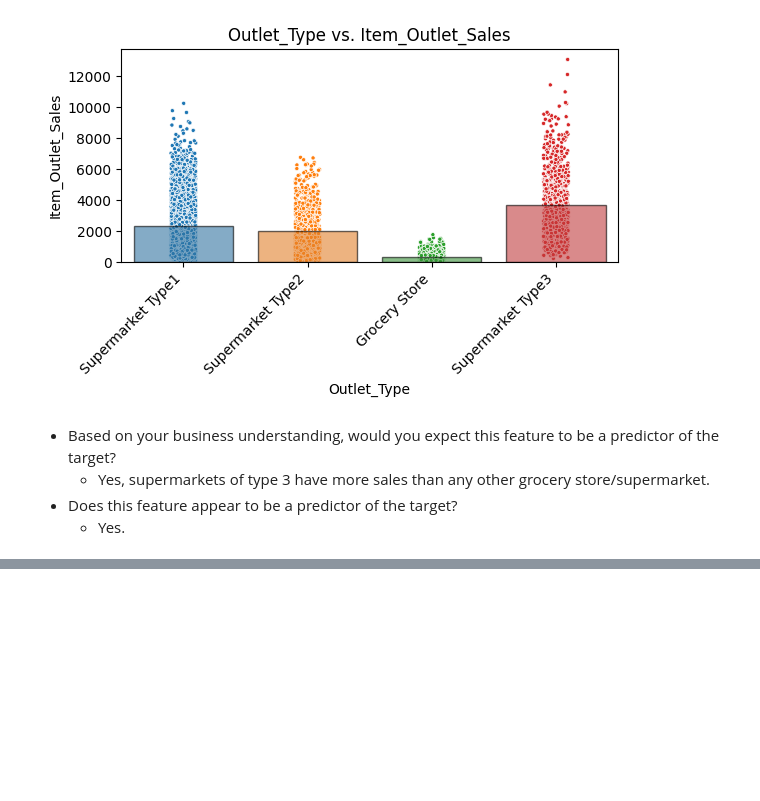
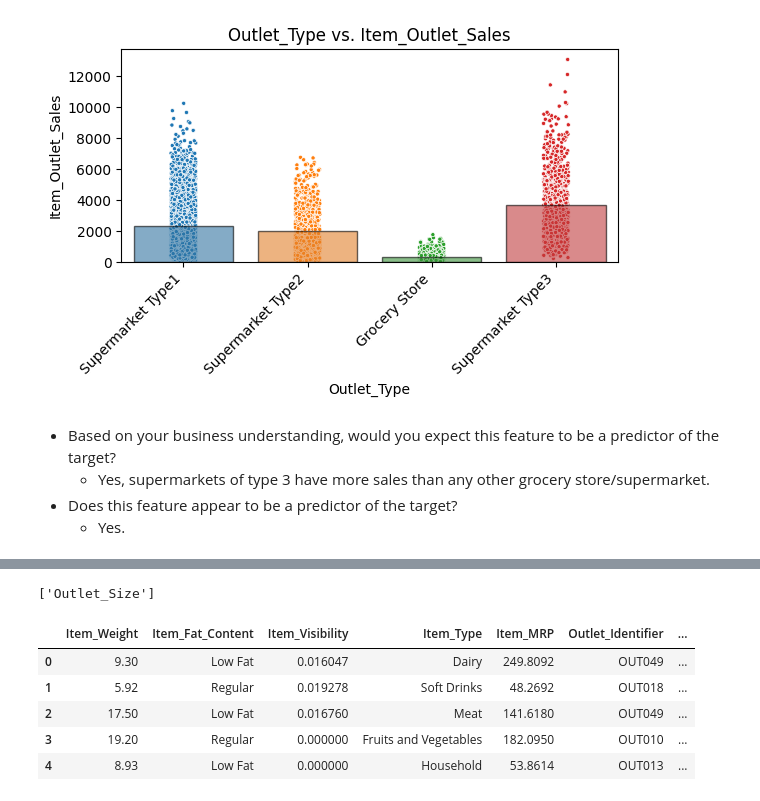
Before and after one commit to amd3897/Prediction-of-Product-Sales, a Jupyter notebook: Prediction_of_product_sales.ipynb, the cells around one changed output, grey strips where cells are left out. Drawn from its saved outputs; the diff is of its cells as text; code cells hidden in the pictures; blank space fills up the shorter version.

```diff
--- a/Prediction_of_product_sales.ipynb
+++ b/Prediction_of_product_sales.ipynb
@@ -660,0 +680,9 @@ categorical_vs_target(df, x='Outlet_Type', figsize=(6,4));
+# %%
+# Import packages
+import pandas as pd
+import numpy as np
+# load the data
+fpath = '/content/drive/MyDrive/CodingDojo/01-Fundamentals/Week02/Data/sales_predictions_2023.csv'
+df = pd.read_csv(fpath)
+df.info()
+df.head()
@@ -660,0 +759,5 @@ categorical_vs_target(df, x='Outlet_Type', figsize=(6,4));
+# %%
+df['Item_Fat_Content'] = df['Item_Fat_Content'].replace(['LF', 'low fat'], 'Low Fat')
+df['Item_Fat_Content'] = df['Item_Fat_Content'].replace('reg', 'Regular')
+df['Item_Fat_Content'].value_counts()
+# now it's okay
@@ -660,0 +796,7 @@ categorical_vs_target(df, x='Outlet_Type', figsize=(6,4));
+# %%
+# now define ordinal features
+ord_cols = ['Outlet_Size']
+cat_cols = cat_cols.drop('Outlet_Size')
+ord_cols
+# %% [output]
+['Outlet_Size']
@@ -660,0 +811,12 @@ categorical_vs_target(df, x='Outlet_Type', figsize=(6,4));
+# %%
+# assign the target and the features matrix
+y = df['Item_Outlet_Sales']
+X = df.drop(columns=['Item_Outlet_Sales', 'Item_Identifier'])
+X.head()
+# %% [output]
+|  | Item_Weight | Item_Fat_Content | Item_Visibility | Item_Type | Item_MRP | Outlet_Identifier | ... |
+| 0 | 9.30 | Low Fat | 0.016047 | Dairy | 249.8092 | OUT049 | ... |
+| 1 | 5.92 | Regular | 0.019278 | Soft Drinks | 48.2692 | OUT018 | ... |
+| 2 | 17.50 | Low Fat | 0.016760 | Meat | 141.6180 | OUT049 | ... |
+| 3 | 19.20 | Regular | 0.000000 | Fruits and Vegetables | 182.0950 | OUT010 | ... |
+| 4 | 8.93 | Low Fat | 0.000000 | Household | 53.8614 | OUT013 | ... |
```
Also changed, not shown: parts of 23 cells of this notebook.
